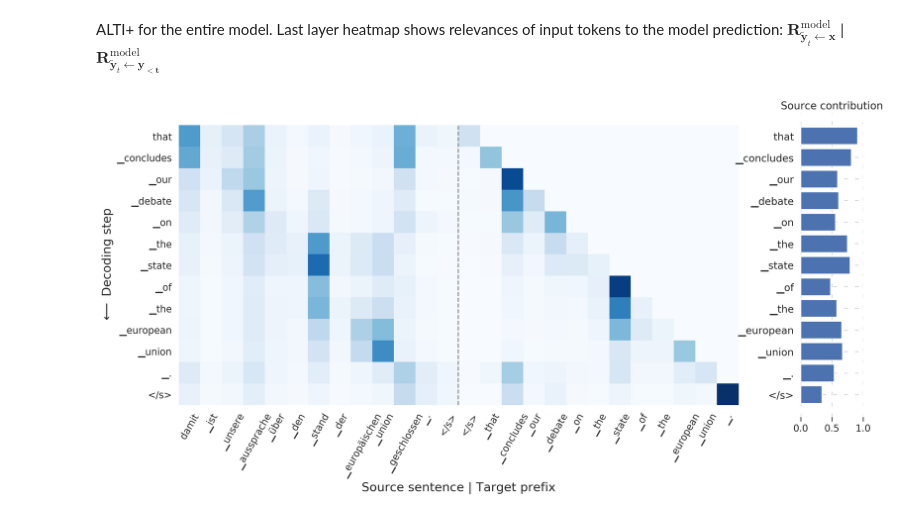
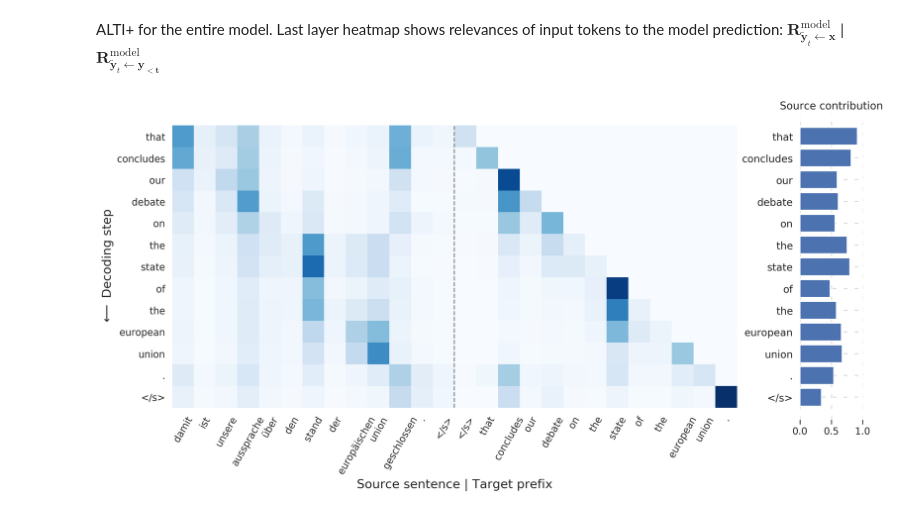
Before and after one commit to mt-upc/transformer-contributions-nmt, a Jupyter notebook: nmt_interpretability.ipynb, the cells around one changed output. Cells and saved outputs as stored; diff of their text form; code cells hidden in the pictures.

```diff
--- a/nmt_interpretability.ipynb
+++ b/nmt_interpretability.ipynb
@@ -270,18 +268,13 @@ sns.heatmap(df,cmap="Blues",square=True)
 ALTI+ for the entire model. Last layer heatmap shows relevances of input tokens to the model prediction: $\mathbf{R}^{\text{model}}_{\widetilde{\mathbf{y}}_t \gets \mathbf{x}}$ | $\mathbf{R}^{\text{model}}_{\widetilde{\mathbf{y}}_t \gets \mathbf{\mathbf{y}_{<t}}}$
 # %%
 total_alti = hub.get_contribution_rollout(src_tensor, tgt_tensor, 'l1', norm_mode='min_sum')['total']
-# %%
-source_sentence = source_sentence + ['</s>']
-first_target = ['▁' + target_sentence[0]]
-target_sentence = ['</s>'] + ['▁' + target_sentence[0]] + target_sentence[1:]
-predicted_sentence = predicted_sentence + ['</s>']
 # %%
-word_level = False
+word_level = True
 alignment = False # evaluating alignments, predictions (rows) are the reference, (not showing real interpretations)
 
 
 alti_result, source_sentence_, predicted_sentence_ = visualize_alti(total_alti, source_sentence,
-                                                                    target_sentence, predicted_sentence,
+                                                                    [target_sentence[0]] + ['▁' + target_sentence[1]] + target_sentence[2:], predicted_sentence,
                                                                     word_level, alignment, all_layers = False)
 # %% [output]
-[figure, old version]
+[figure, new version]
```
Also changed, not shown: parts of 6 cells of this notebook, 12 other files.
